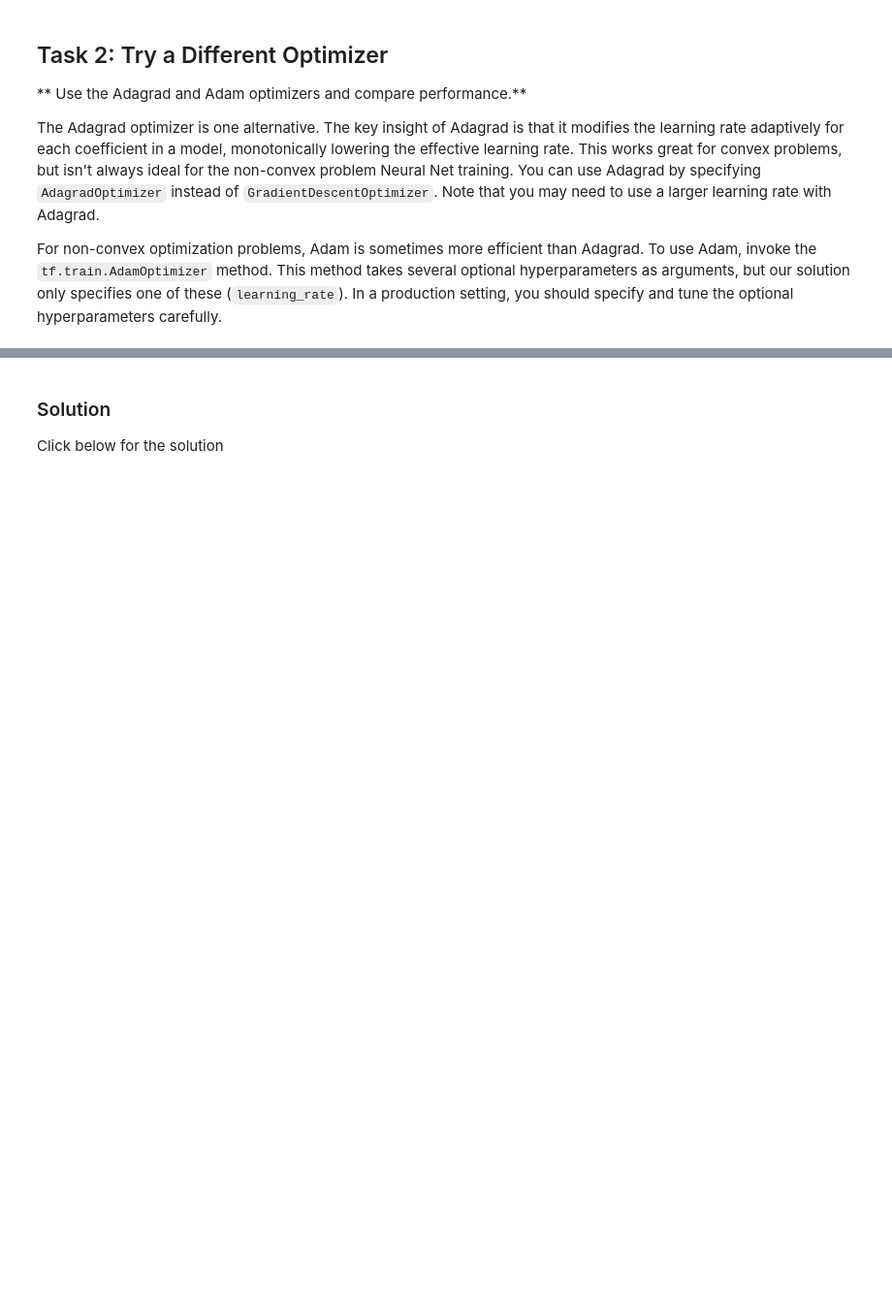
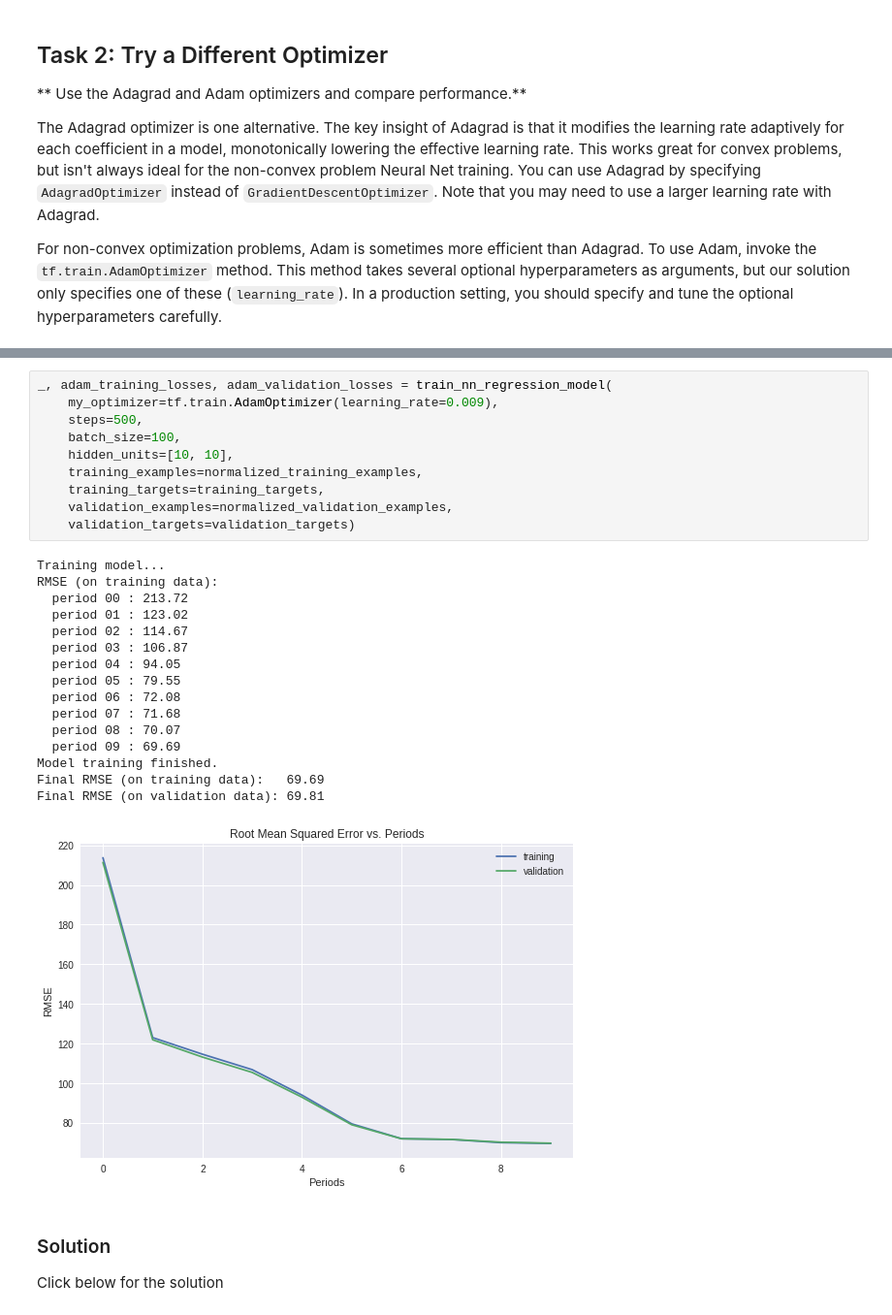
Before and after one commit to manishrai9/TensorFlow-crash-course, a Jupyter notebook: improving_neural_net_performance.ipynb, the cells around one changed output, grey strips where cells are left out. Shown at 97% size. Saved outputs shown, nothing was run; the diff lists cells and outputs as text; blank space fills up the shorter version.

```diff
--- a/improving_neural_net_performance.ipynb
+++ b/improving_neural_net_performance.ipynb
@@ -434,3 +480,30 @@ For non-convex optimization problems, Adam is sometimes more efficient than Adag
+# %%
+_, adam_training_losses, adam_validation_losses = train_nn_regression_model(
+    my_optimizer=tf.train.AdamOptimizer(learning_rate=0.009),
+    steps=500,
+    batch_size=100,
+    hidden_units=[10, 10],
+    training_examples=normalized_training_examples,
+    training_targets=training_targets,
+    validation_examples=normalized_validation_examples,
+    validation_targets=validation_targets)
+# %% [output]
+Training model...
+RMSE (on training data):
+  period 00 : 213.72
+  period 01 : 123.02
+  period 02 : 114.67
+  period 03 : 106.87
+  period 04 : 94.05
+  period 05 : 79.55
+  period 06 : 72.08
+  period 07 : 71.68
+  period 08 : 70.07
+  period 09 : 69.69
+Model training finished.
+Final RMSE (on training data):   69.69
+Final RMSE (on validation data): 69.81
+[figure, added]
 # %% [markdown]
 ### Solution
 
```
Also changed, not shown: parts of 10 cells of this notebook.
